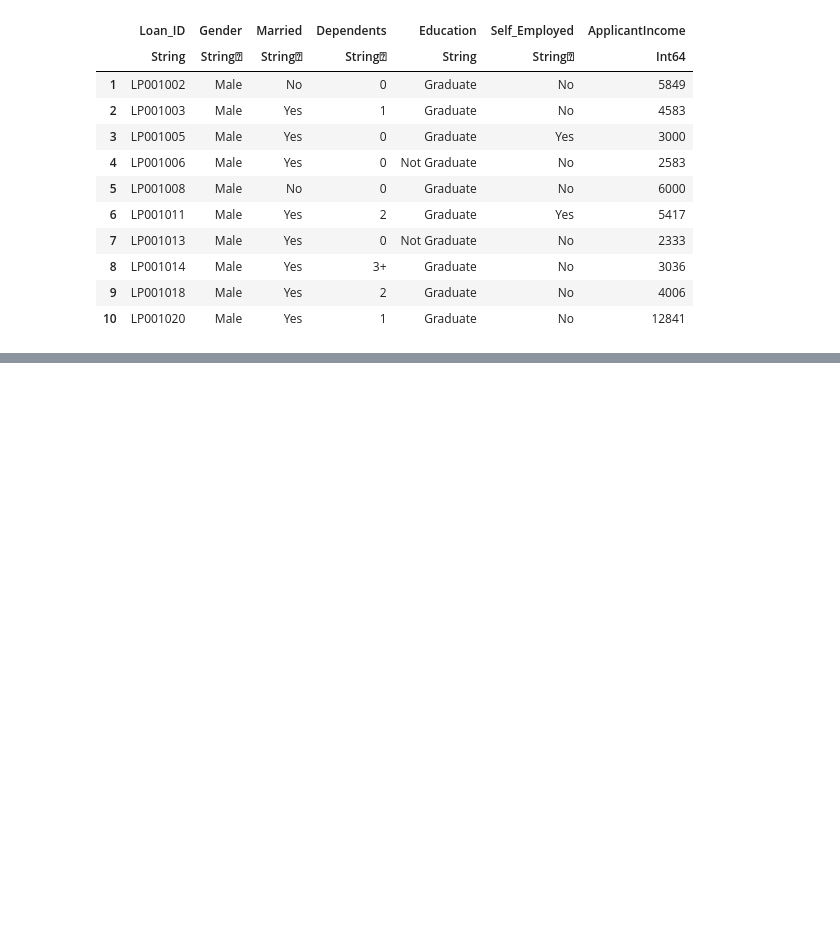
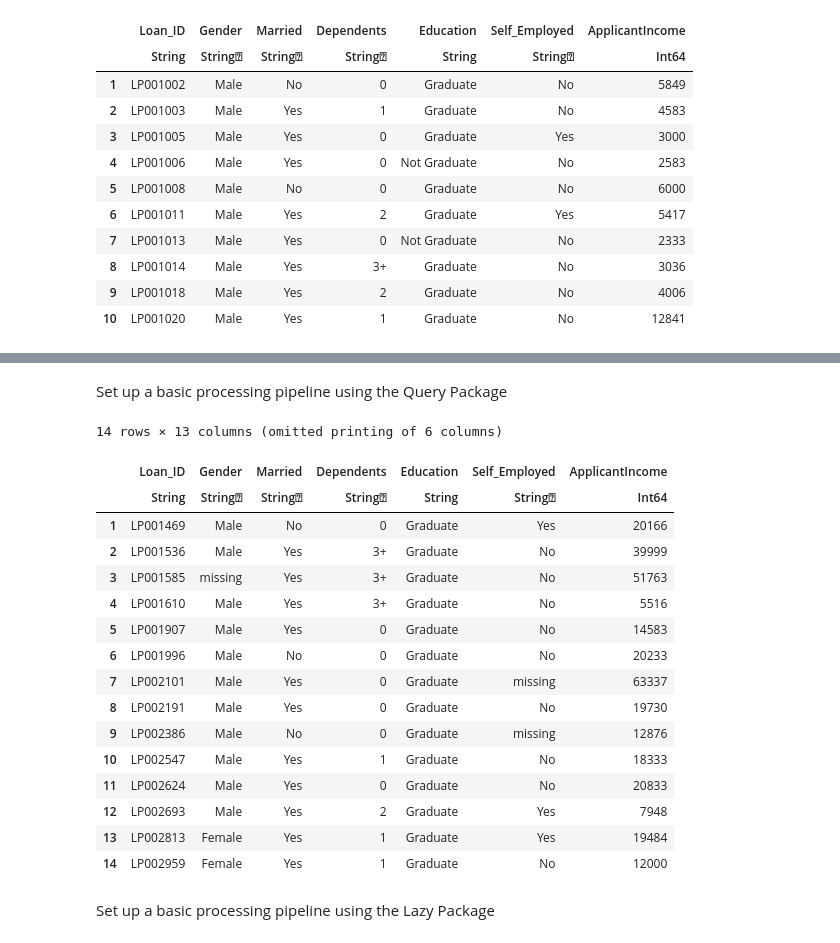
Before and after one commit to zanemurphy/Julia-Testing, a Jupyter notebook: julia_test.ipynb, the cells around one changed output, grey strips where cells are left out. Cells and saved outputs as stored; diff of their text form; code cells hidden in the pictures; blank space fills up the shorter version.

Commit message:
New data manipulation tools including LINQ, Meta, and Lazy

```diff
--- a/julia_test.ipynb
+++ b/julia_test.ipynb
@@ -271,7 +273,6 @@ Read in the training and testing data to Julia dataframes
 # %%
-using CSV
-train = CSV.read("data_files/vidhya_loan_train.csv")
-test = CSV.read("data_files/vidhya_loan_test.csv")
+train = CSV.read("data_files/vidhya_loan_train.csv", copycols=true)
+test = CSV.read("data_files/vidhya_loan_test.csv", copycols=true)
 # %% [output]
 367 rows × 12 columns (omitted printing of 5 columns)
 |  | Loan_ID | Gender | Married | Dependents | Education | Self_Employed | ApplicantIncome |
@@ -346,0 +384,2 @@ DataFrame
+# %% [markdown]
+Set up a basic processing pipeline using the Query Package
@@ -346,0 +388,26 @@ DataFrame
+# %%
+@from i in train begin
+    @where i.LoanAmount > 400
+    @select i
+    @collect DataFrame
+end
+# %% [output]
+14 rows × 13 columns (omitted printing of 6 columns)
+|  | Loan_ID | Gender | Married | Dependents | Education | Self_Employed | ApplicantIncome |
+|  | String | String⍰ | String⍰ | String⍰ | String | String⍰ | Int64 |
+| 1 | LP001469 | Male | No | 0 | Graduate | Yes | 20166 |
+| 2 | LP001536 | Male | Yes | 3+ | Graduate | No | 39999 |
+| 3 | LP001585 | missing | Yes | 3+ | Graduate | No | 51763 |
+| 4 | LP001610 | Male | Yes | 3+ | Graduate | No | 5516 |
+| 5 | LP001907 | Male | Yes | 0 | Graduate | No | 14583 |
+| 6 | LP001996 | Male | No | 0 | Graduate | No | 20233 |
+| 7 | LP002101 | Male | Yes | 0 | Graduate | missing | 63337 |
+| 8 | LP002191 | Male | Yes | 0 | Graduate | No | 19730 |
+| 9 | LP002386 | Male | No | 0 | Graduate | missing | 12876 |
+| 10 | LP002547 | Male | Yes | 1 | Graduate | No | 18333 |
+| 11 | LP002624 | Male | Yes | 0 | Graduate | No | 20833 |
+| 12 | LP002693 | Male | Yes | 2 | Graduate | Yes | 7948 |
+| 13 | LP002813 | Female | Yes | 1 | Graduate | Yes | 19484 |
+| 14 | LP002959 | Female | Yes | 1 | Graduate | No | 12000 |
+# %% [markdown]
+Set up a basic processing pipeline using the Lazy Package
```
Also changed, not shown: parts of 10 cells of this notebook.
